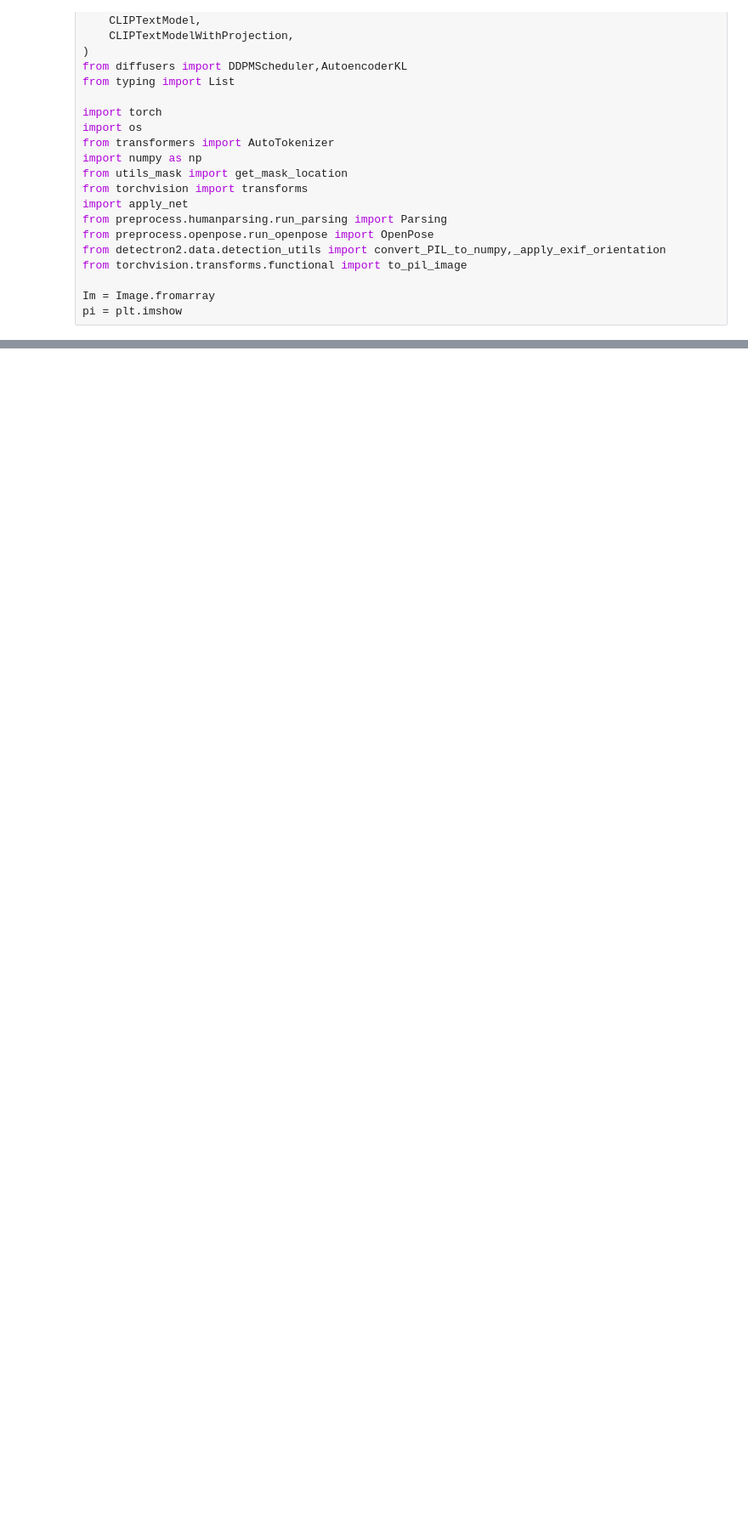
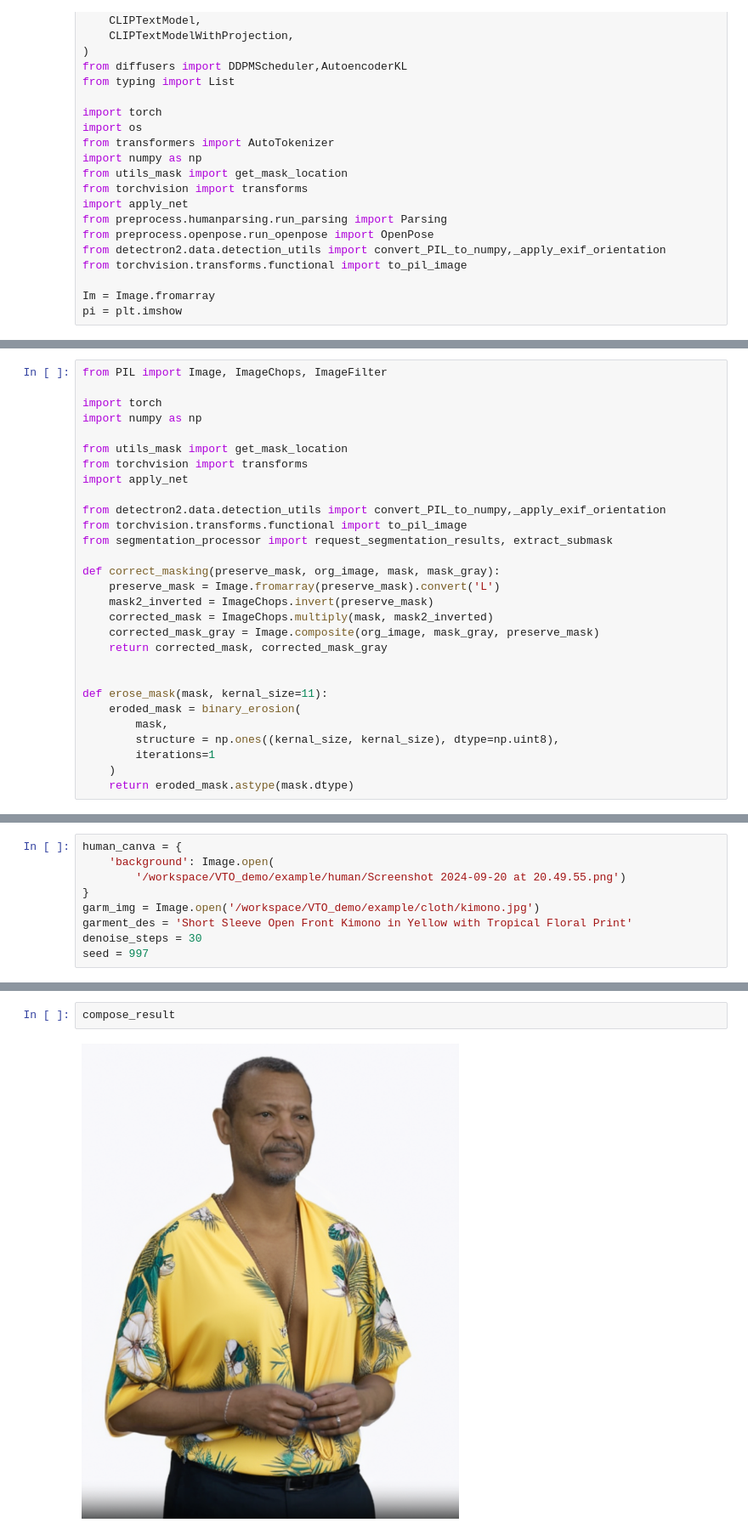
Before and after one commit to AlphaaDi/VTO_demo, a Jupyter notebook: Core_VTO.ipynb, the cells around one changed output, grey strips where cells are left out. Shown at 85% size. Drawn from its saved outputs; the diff is of its cells as text; blank space fills up the shorter version.

Commit message:
upd masking

```diff
--- a/Core_VTO.ipynb
+++ b/Core_VTO.ipynb
@@ -435,0 +66,29 @@ OSError: Cannot find empty port in range: 8038-8038. You can specify a different
+# %%
+from PIL import Image, ImageChops, ImageFilter
+
+import torch
+import numpy as np
+
+from utils_mask import get_mask_location
+from torchvision import transforms
+import apply_net
+
+from detectron2.data.detection_utils import convert_PIL_to_numpy,_apply_exif_orientation
+from torchvision.transforms.functional import to_pil_image
+from segmentation_processor import request_segmentation_results, extract_submask
+
+def correct_masking(preserve_mask, org_image, mask, mask_gray):
+    preserve_mask = Image.fromarray(preserve_mask).convert('L')
+    mask2_inverted = ImageChops.invert(preserve_mask)
+    corrected_mask = ImageChops.multiply(mask, mask2_inverted)
+    corrected_mask_gray = Image.composite(org_image, mask_gray, preserve_mask)
+    return corrected_mask, corrected_mask_gray
+
+
+def erose_mask(mask, kernal_size=11):
+    eroded_mask = binary_erosion(
+        mask,
+        structure = np.ones((kernal_size, kernal_size), dtype=np.uint8),
+        iterations=1
+    )
+    return eroded_mask.astype(mask.dtype)
@@ -435,0 +310,9 @@ OSError: Cannot find empty port in range: 8038-8038. You can specify a different
+# %%
+human_canva = {
+    'background': Image.open(
+        '/workspace/VTO_demo/example/human/Screenshot 2024-09-20 at 20.49.55.png')
+}
+garm_img = Image.open('/workspace/VTO_demo/example/cloth/kimono.jpg')
+garment_des = 'Short Sleeve Open Front Kimono in Yellow with Tropical Floral Print'
+denoise_steps = 30
+seed = 997
@@ -435,0 +410,4 @@ OSError: Cannot find empty port in range: 8038-8038. You can specify a different
+# %%
+compose_result
+# %% [output]
+[figure, added]
```
Also changed, not shown: parts of 29 cells of this notebook, 4 other files.
